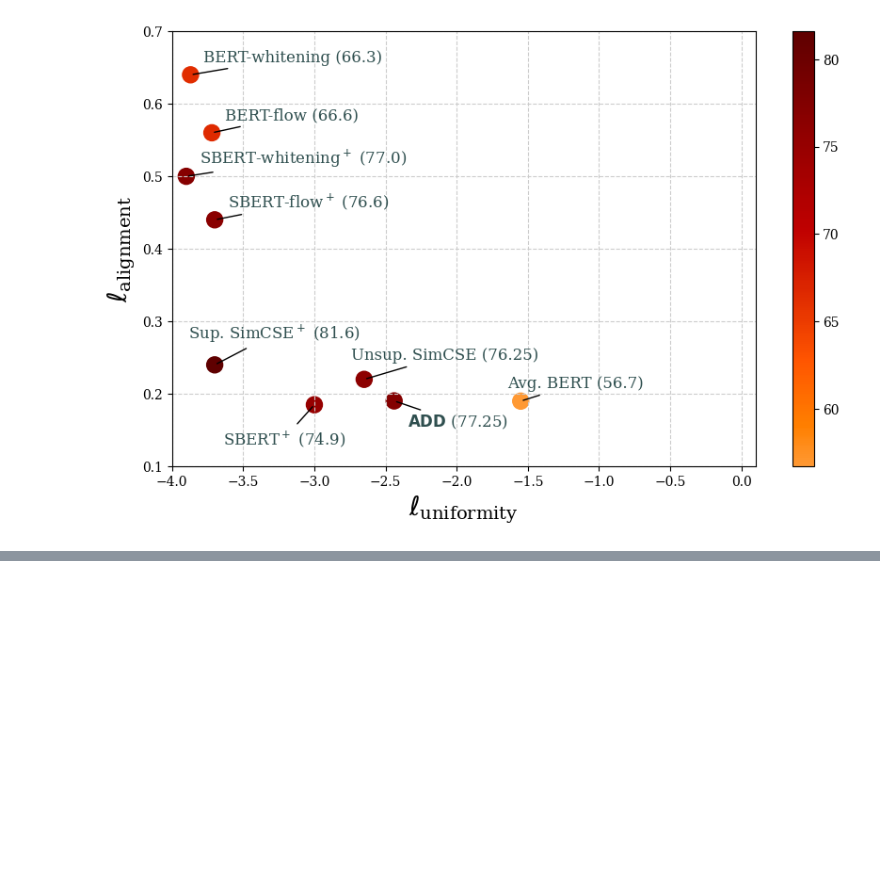
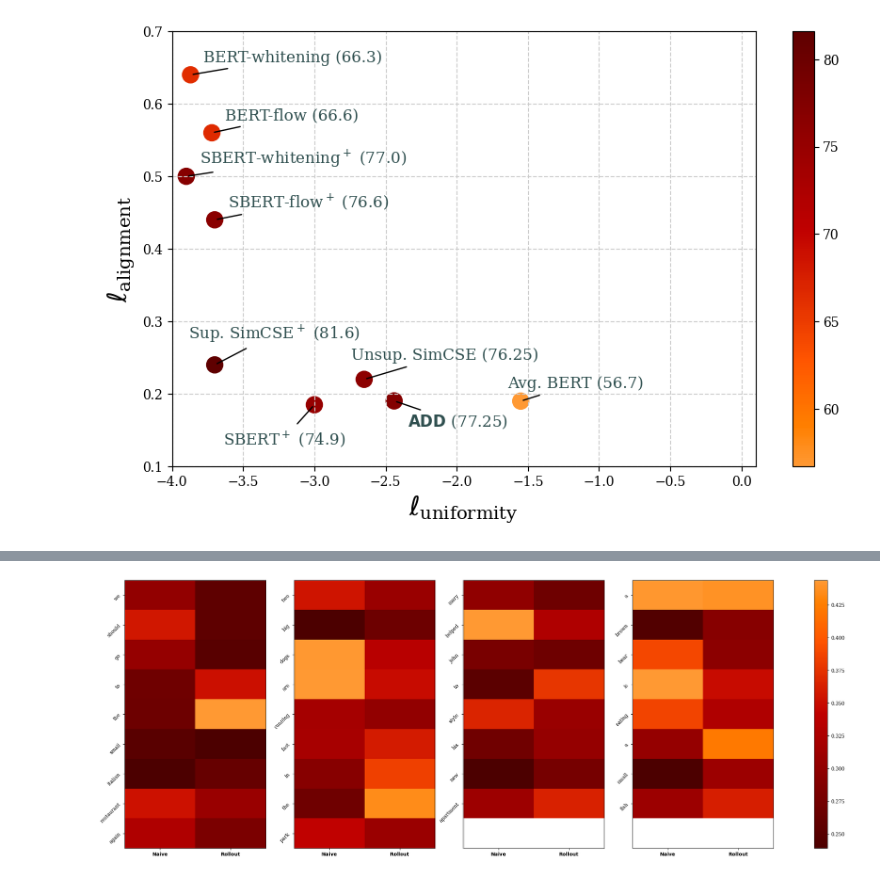
Before and after one commit to fstermann/attention-driven-dropout, a Jupyter notebook: notebooks/figures.ipynb, the cells around one changed output, grey strips where cells are left out. Cells and saved outputs as stored; diff of their text form; code cells hidden in the pictures; blank space fills up the shorter version.

```diff
--- a/notebooks/figures.ipynb
+++ b/notebooks/figures.ipynb
@@ -202,0 +242,25 @@ plt.savefig("../figures/static_vs_dynamic_all.pdf", dpi=300, bbox_inches="tight"
+# %%
+plt.rcParams["font.family"] = "serif"
+plt.rcParams["font.serif"] = ["Times New Roman"] + plt.rcParams["font.serif"]
+plt.rcParams["font.cursive"] = ["Times New Roman"] + plt.rcParams["font.cursive"]
+
+
+fig, axs = plt.subplots(1, 4, figsize=(30, 10))
+
+cmap = cm.get_cmap("gist_heat")
+cmap = truncate_colormap(cmap, 0.2, 0.8)
+
+for i in range(len(sequences)):
+    ax = axs[i]
+    img = ax.imshow(attentions_normalized[i], cmap=cmap, interpolation='nearest', aspect="auto")
+    ax.set_yticklabels(sequences[i], rotation=45)
+    ax.set_yticks(range(len(sequences[i])))
+
+    ax.set_xticklabels(["Naive", "Rollout"], weight="bold", fontname="DejaVu Sans")
+    ax.set_xticks(range(2))
+
+fig.colorbar(img, ax=axs.ravel().tolist())
+
+plt.savefig("../figures/scores_heatmap.pdf", dpi=300, bbox_inches="tight")
+# %% [output]
+[figure, added]
```
Also changed, not shown: parts of 7 cells of this notebook, 3 other files.
